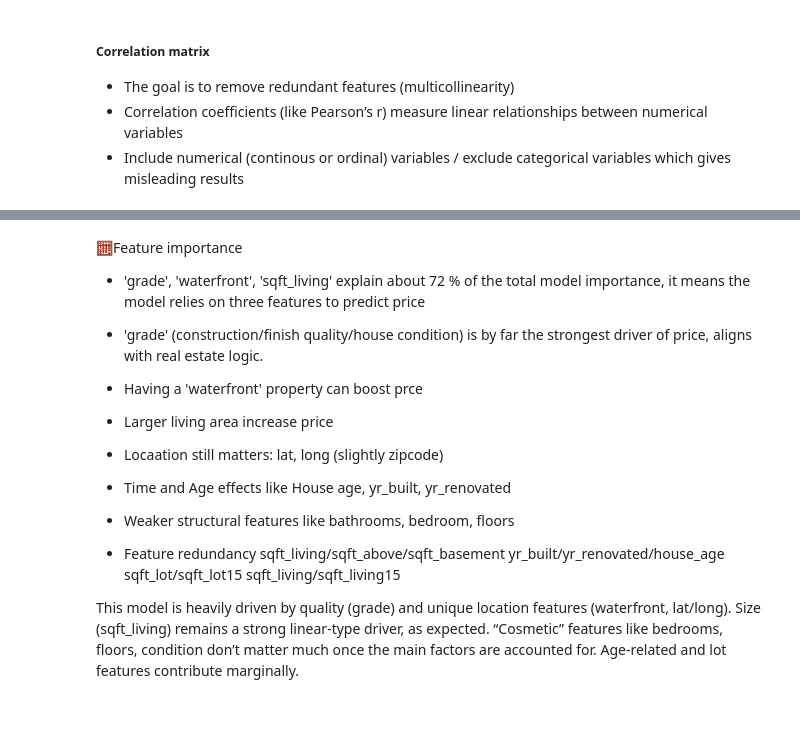
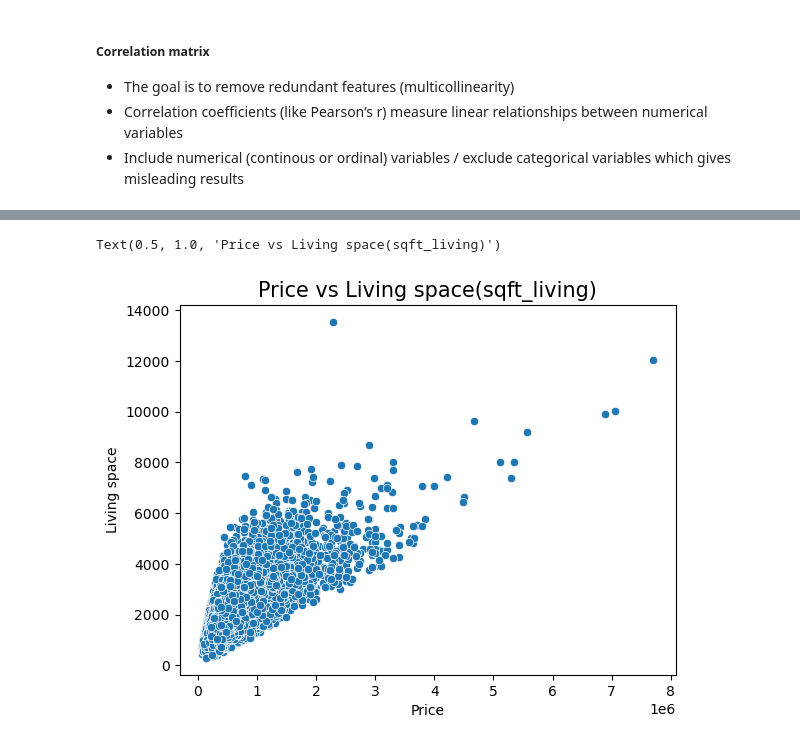
Before and after one commit to hyejeong0617/DSML_Project2_Supervised_Learning, a Jupyter notebook: Part_I_Data_Preprocessing.ipynb, the cells around one changed output, grey strips where cells are left out. Saved outputs shown, nothing was run; the diff lists cells and outputs as text; code cells hidden in the pictures; blank space fills up the shorter version.

```diff
--- a/Part_I_Data_Preprocessing.ipynb
+++ b/Part_I_Data_Preprocessing.ipynb
@@ -442,25 +402,8 @@ plt.show()
-# %% [markdown]
-🧮Feature importance
-
-- 'grade', 'waterfront', 'sqft_living' explain about 72 % of the total model importance, it means the model relies on three features to predict price
-- 'grade' (construction/finish quality/house condition) is by far the strongest driver of price, aligns with real estate logic.
--  Having a 'waterfront' property can boost prce
-- Larger living area increase price
-
-- Locaation still matters: lat, long (slightly zipcode)
-
-- Time and Age effects like House age, yr_built, yr_renovated
-
-- Weaker structural features like bathrooms, bedroom, floors
-
-- Feature redundancy
-  sqft_living/sqft_above/sqft_basement
-  yr_built/yr_renovated/house_age
-  sqft_lot/sqft_lot15
-  sqft_living/sqft_living15
-
-
-This model is heavily driven by quality (grade) and unique location features (waterfront, lat/long).
-Size (sqft_living) remains a strong linear-type driver, as expected.
-“Cosmetic” features like bedrooms, floors, condition don’t matter much once the main factors are accounted for.
-Age-related and lot features contribute marginally.
+# %%
+sns.scatterplot(x=house.price, y=house.sqft_living)
+plt.xlabel("Price", fontsize=10)
+plt.ylabel("Living space", fontsize=10)
+plt.title("Price vs Living space(sqft_living)", fontsize=15)
+# %% [output]
+Text(0.5, 1.0, 'Price vs Living space(sqft_living)')
+[figure, added]
```
Also changed, not shown: parts of 52 cells of this notebook, 2 other files.
